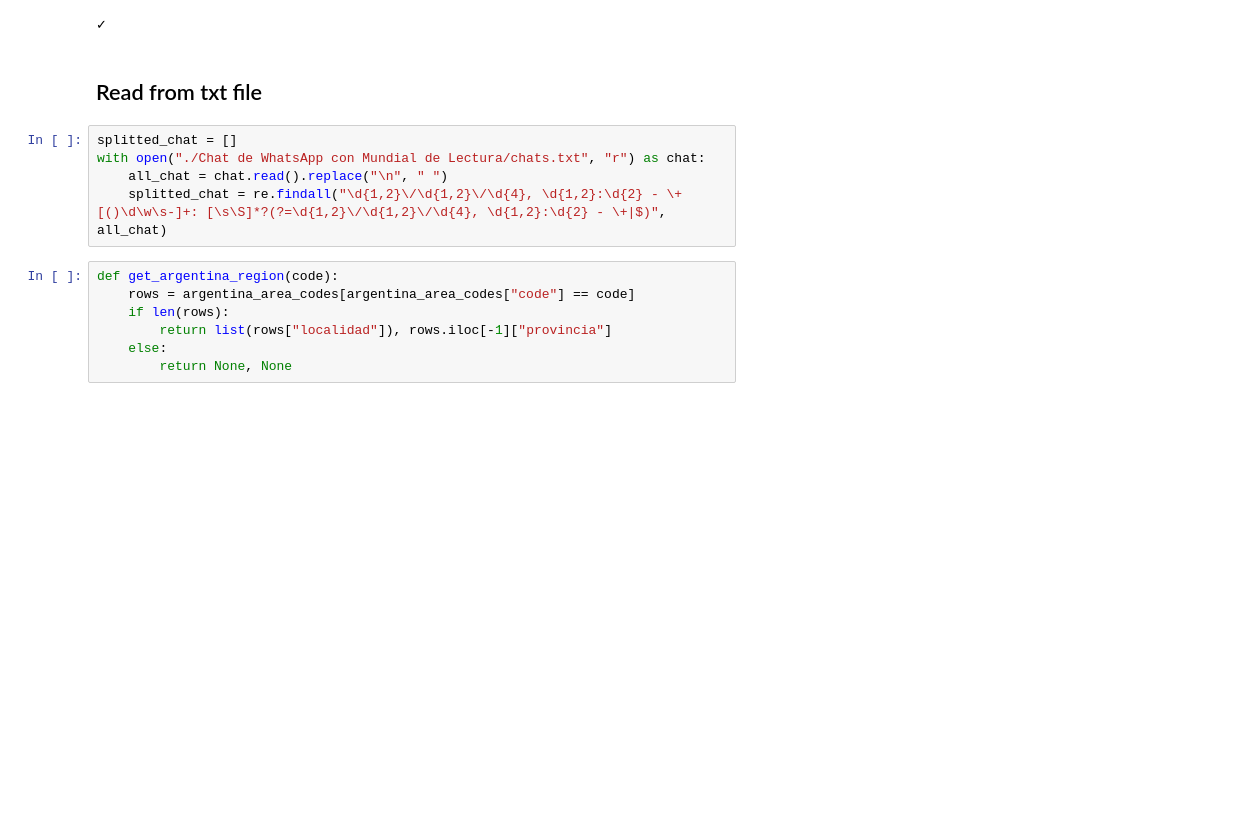
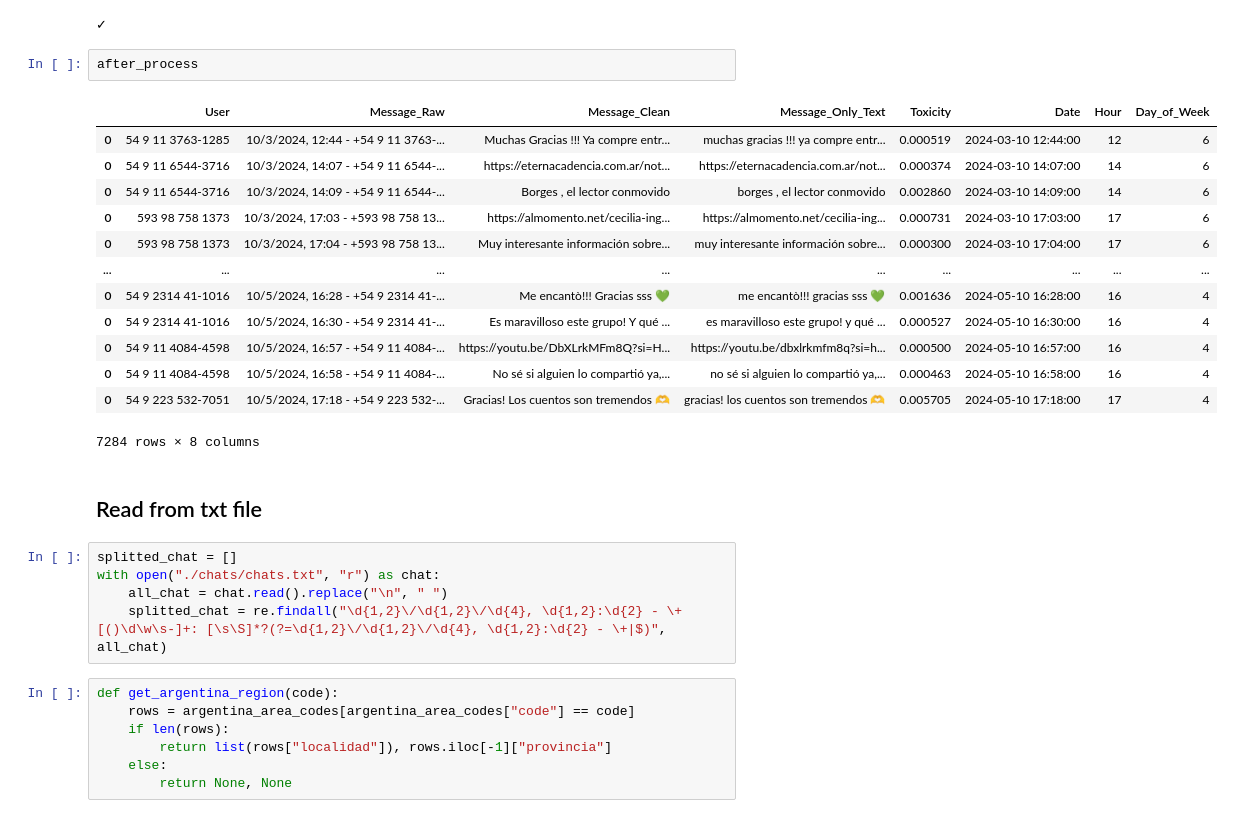
Before and after one commit to JuanJou/WhatsappAnalyzer, a Jupyter notebook: WhatsappAnalyzerPandas.ipynb, the cells around one changed output. Cells and saved outputs as stored; diff of their text form; blank space fills up the shorter version.

```diff
--- a/WhatsappAnalyzerPandas.ipynb
+++ b/WhatsappAnalyzerPandas.ipynb
@@ -55,11 +54,27 @@ if path.is_file():
     print(u'\u2713')
 # %% [output]
 ✓
+# %%
+after_process
+# %% [output]
+|  | User | Message_Raw | Message_Clean | Message_Only_Text | Toxicity | Date | Hour | Day_of_Week |
+| 0 | 54 9 11 3763-1285 | 10/3/2024, 12:44 - +54 9 11 3763-... | Muchas Gracias !!! Ya compre entr... | muchas gracias !!! ya compre entr... | 0.000519 | 2024-03-10 12:44:00 | 12 | 6 |
+| 0 | 54 9 11 6544-3716 | 10/3/2024, 14:07 - +54 9 11 6544-... | https://eternacadencia.com.ar/not... | https://eternacadencia.com.ar/not... | 0.000374 | 2024-03-10 14:07:00 | 14 | 6 |
+| 0 | 54 9 11 6544-3716 | 10/3/2024, 14:09 - +54 9 11 6544-... | Borges , el lector conmovido | borges , el lector conmovido | 0.002860 | 2024-03-10 14:09:00 | 14 | 6 |
+| 0 | 593 98 758 1373 | 10/3/2024, 17:03 - +593 98 758 13... | https://almomento.net/cecilia-ing... | https://almomento.net/cecilia-ing... | 0.000731 | 2024-03-10 17:03:00 | 17 | 6 |
+| 0 | 593 98 758 1373 | 10/3/2024, 17:04 - +593 98 758 13... | Muy interesante información sobre... | muy interesante información sobre... | 0.000300 | 2024-03-10 17:04:00 | 17 | 6 |
+| ... | ... | ... | ... | ... | ... | ... | ... | ... |
+| 0 | 54 9 2314 41-1016 | 10/5/2024, 16:28 - +54 9 2314 41-... | Me encantò!!! Gracias sss 💚 | me encantò!!! gracias sss 💚 | 0.001636 | 2024-05-10 16:28:00 | 16 | 4 |
+| 0 | 54 9 2314 41-1016 | 10/5/2024, 16:30 - +54 9 2314 41-... | Es maravilloso este grupo! Y qué ... | es maravilloso este grupo! y qué ... | 0.000527 | 2024-05-10 16:30:00 | 16 | 4 |
+| 0 | 54 9 11 4084-4598 | 10/5/2024, 16:57 - +54 9 11 4084-... | https://youtu.be/DbXLrkMFm8Q?si=H... | https://youtu.be/dbxlrkmfm8q?si=h... | 0.000500 | 2024-05-10 16:57:00 | 16 | 4 |
+| 0 | 54 9 11 4084-4598 | 10/5/2024, 16:58 - +54 9 11 4084-... | No sé si alguien lo compartió ya,... | no sé si alguien lo compartió ya,... | 0.000463 | 2024-05-10 16:58:00 | 16 | 4 |
+| 0 | 54 9 223 532-7051 | 10/5/2024, 17:18 - +54 9 223 532-... | Gracias! Los cuentos son tremendos 🫶 | gracias! los cuentos son tremendos 🫶 | 0.005705 | 2024-05-10 17:18:00 | 17 | 4 |
+7284 rows × 8 columns
 # %% [markdown]
 ## Read from txt file
 # %%
 splitted_chat = []
-with open("./Chat de WhatsApp con Mundial de Lectura/chats.txt", "r") as chat:
+with open("./chats/chats.txt", "r") as chat:
     all_chat = chat.read().replace("\n", " ")
     splitted_chat = re.findall("\d{1,2}\/\d{1,2}\/\d{4}, \d{1,2}:\d{2} - \+[()\d\w\s-]+: [\s\S]*?(?=\d{1,2}\/\d{1,2}\/\d{4}, \d{1,2}:\d{2} - \+|$)", all_chat)
 # %%
```
Also changed, not shown: parts of 3 cells of this notebook, 3 other files.
